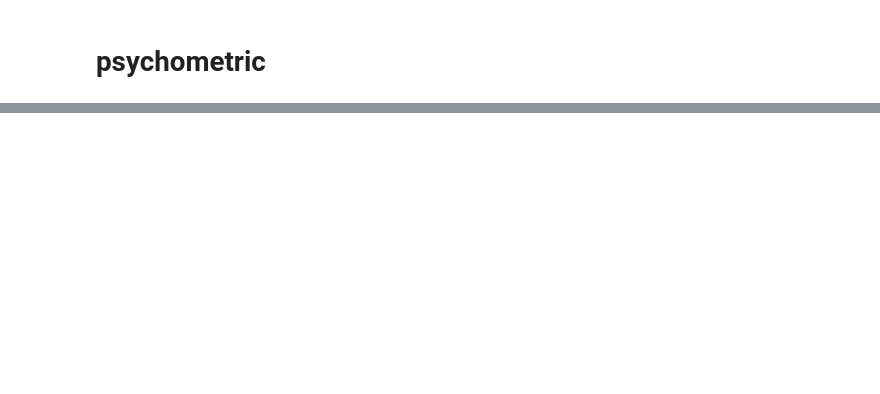
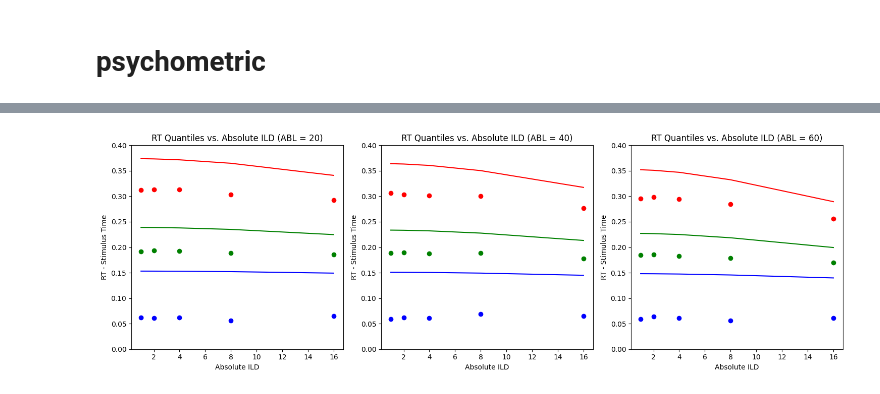
Before and after one commit to rakaar/ddm_data, a Jupyter notebook: fit_added_noise/theory_diagnostics.ipynb, the cells around one changed output, grey strips where cells are left out. Cells and saved outputs as stored; diff of their text form; code cells hidden in the pictures; blank space fills up the shorter version.

```diff
--- a/fit_added_noise/theory_diagnostics.ipynb
+++ b/fit_added_noise/theory_diagnostics.ipynb
@@ -642,0 +714,18 @@ KeyboardInterrupt:
+# %%
+bin_size = 0.005
+t_pts = np.linspace(-10, 10, int((5 - (-5)) / bin_size) + 1)  # Ensure it includes 0
+
+
+N_theory = int(1e3)
+sampled_indices = np.random.choice(len(t_stim_and_led_tuple), N_theory)
+t_stim_and_led_tuple_samples = [t_stim_and_led_tuple[i] for i in sampled_indices]
+
+P_A_t_led_vs_t = np.zeros((N_theory, len(t_pts)))
+
+for pair_idx, pair in tqdm(enumerate(t_stim_and_led_tuple_samples), total=len(t_stim_and_led_tuple_samples)):
+    t_LED = pair[1]
+    t_stim = pair[0]
+    P_A_t_led_vs_t[pair_idx, :] = PA_with_LEDON_2_VEC(t_pts, V_A, V_A_post_LED, theta_A, t_stim, t_LED, t_A_aff)
+
+P_A_mean = np.mean(P_A_t_led_vs_t, axis=0)
+C_A = cumtrapz(P_A_mean, t_pts, initial=0)
@@ -642,0 +745,70 @@ KeyboardInterrupt:
+# %%
+def find_quantile(cdf_values, time_points, quantile):
+    return np.interp(quantile, cdf_values, time_points)
+
+
+t_pts_zero_idx = np.where(t_pts == 0.0)[0][0]
+positive_t_pts = t_pts[t_pts_zero_idx:]
+C_A_pos = C_A[t_pts_zero_idx:]
+C_A_0 = np.interp(0.0, t_pts, C_A)
+
+
+unique_abls = np.sort(sim_results_df['ABL'].unique())
+
+fig, axes = plt.subplots(1, 3, figsize=(15, 5))
+
+for idx, abl in enumerate(unique_abls):
+    abl_data = sim_results_df[sim_results_df['ABL'] == abl].copy()
+    abl_data['abs_ILD'] = abs(abl_data['ILD'])
+
+    abl_data['rt_diff'] = abl_data['rt'] - abl_data['t_stim']
+
+    sim_quantiles = abl_data.groupby('abs_ILD')['rt_diff'].quantile([0.25, 0.5, 0.75]).unstack()
+
+    theoretical_quantiles_25 = []
+    theoretical_quantiles_50 = []
+    theoretical_quantiles_75 = []
+    abs_ild_values = []
+
+    for ild in sorted(np.unique(abl_data['abs_ILD'])):  # Iterate over unique abs_ILD
+        CDF_0_t0_inf = all_CDF_addeed_noise_VEC_fn(
+            positive_t_pts, np.nan, C_A_pos, abl, ild,
+            rate_lambda, T_0, noise, theta_E, Z_E, 0, t_A_aff, t_E_aff, del_go, K_max
+        )
+        CDF_0 = all_CDF_addeed_noise_VEC_fn(
+            np.array([0.]), np.nan, np.array([C_A_0]), abl, ild,
+            rate_lambda, T_0, noise, theta_E, Z_E, 0, t_A_aff, t_E_aff, del_go, K_max
+        )[0]
+        print(f'CDF_0: {CDF_0}')
+        cdf_trunc = (CDF_0_t0_inf - CDF_0) / (1 - CDF_0)
+
+        # Compute theoretical quantiles
+        quantile_25 = find_quantile(cdf_trunc, positive_t_pts, 0.25)
+        quantile_50 = find_quantile(cdf_trunc, positive_t_pts, 0.50)
+        quantile_75 = find_quantile(cdf_trunc, positive_t_pts, 0.75)
+
+        # Store values
+        theoretical_quantiles_25.append(quantile_25)
+        theoretical_quantiles_50.append(quantile_50)
+        theoretical_quantiles_75.append(quantile_75)
+        abs_ild_values.append(ild)
+
+    # Plot in the correct subplot
+    ax = axes[idx]
+    ax.scatter(sim_quantiles.index, sim_quantiles[0.25], label='Simulated 25th Quantile', marker='o', color='b')
+    ax.scatter(sim_quantiles.index, sim_quantiles[0.5], label='Simulated 50th Quantile (Median)', marker='o', color='g')
+    ax.scatter(sim_quantiles.index, sim_quantiles[0.75], label='Simulated 75th Quantile', marker='o', color='r')
+
+    ax.plot(abs_ild_values, theoretical_quantiles_25, label='Theoretical 25th Quantile', linestyle='-', color='b')
+    ax.plot(abs_ild_values, theoretical_quantiles_50, label='Theoretical 50th Quantile', linestyle='-', color='g')
+    ax.plot(abs_ild_values, theoretical_quantiles_75, label='Theoretical 75th Quantile', linestyle='-', color='r')
+
+    ax.set_xlabel('Absolute ILD')
+    ax.set_ylabel('RT - Stimulus Time')
+    ax.set_title(f'RT Quantiles vs. Absolute ILD (ABL = {abl})')
+    ax.set_ylim(0, 0.4)
+
+
+plt.tight_layout()  # Adjust layout to prevent overlapcdf_values
+plt.show()
+# %% [output]
@@ -642,0 +830 @@ KeyboardInterrupt:
+[figure, added]
```
Also changed, not shown: parts of 25 cells of this notebook.
